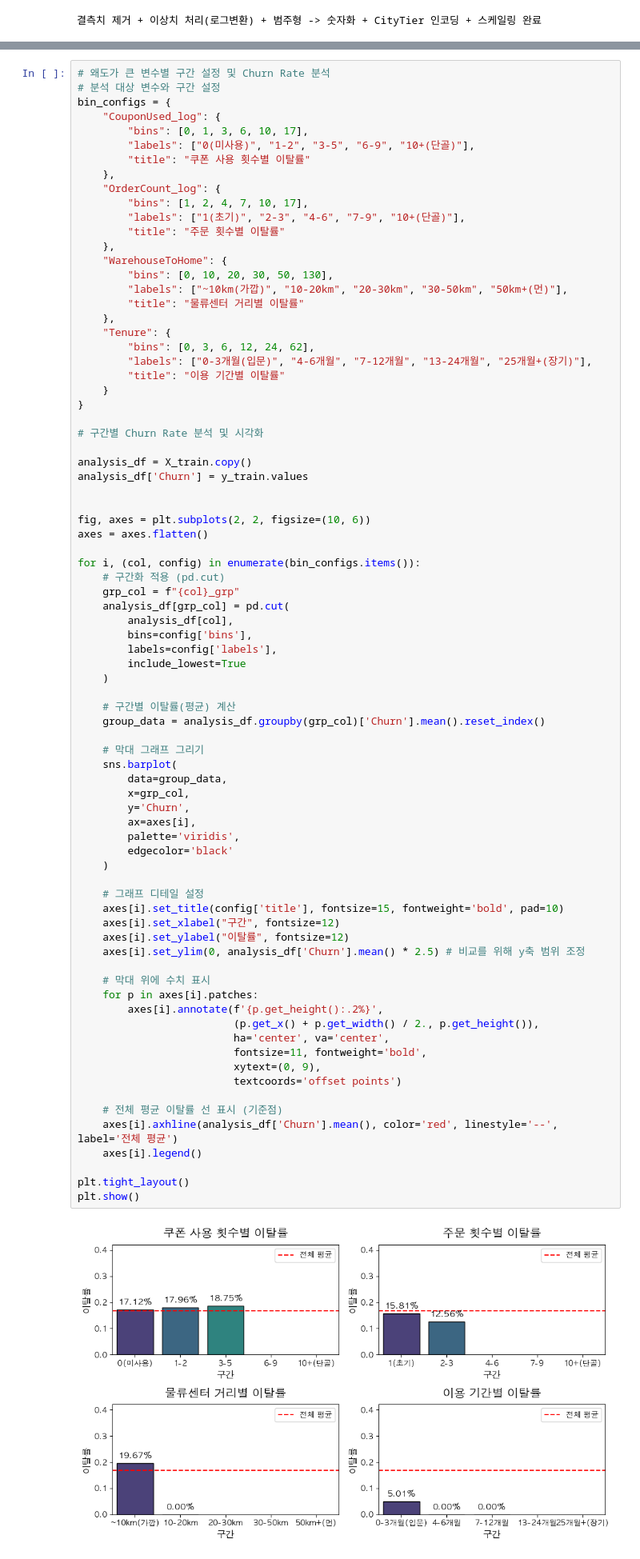
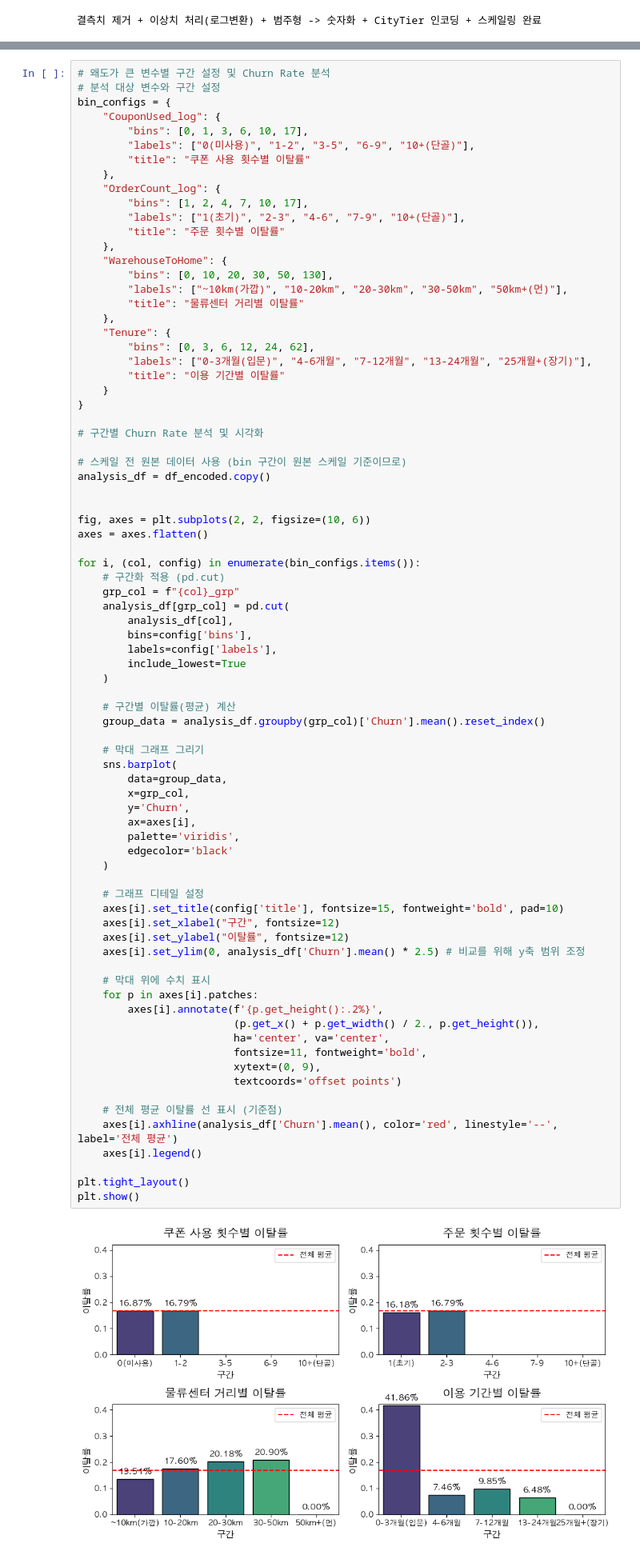
Before and after one commit to SKNETWORKS-FAMILY-AICAMP/SKN28-2nd-4Team, a Jupyter notebook: back_research/전하영/notebooks/Preprocessing.ipynb, the cells around one changed output, grey strips where cells are left out. Shown at 80% size. Cells and saved outputs as stored; diff of their text form.

```diff
--- a/back_research/전하영/notebooks/Preprocessing.ipynb
+++ b/back_research/전하영/notebooks/Preprocessing.ipynb
@@ -1528,8 +1502,8 @@ bin_configs = {
 
 # 구간별 Churn Rate 분석 및 시각화
 
-analysis_df = X_train.copy()
-analysis_df['Churn'] = y_train.values
+# 스케일 전 원본 데이터 사용 (bin 구간이 원본 스케일 기준이므로)
+analysis_df = df_encoded.copy()
 
 
 fig, axes = plt.subplots(2, 2, figsize=(10, 6))
@@ -1553,34 +1527,34 @@ for i, (col, config) in enumerate(bin_configs.items()):
         data=group_data,
         x=grp_col,
         y='Churn',
         ax=axes[i],
         palette='viridis',
         edgecolor='black'
     )
 
     # 그래프 디테일 설정
     axes[i].set_title(config['title'], fontsize=15, fontweight='bold', pad=10)
     axes[i].set_xlabel("구간", fontsize=12)
     axes[i].set_ylabel("이탈률", fontsize=12)
     axes[i].set_ylim(0, analysis_df['Churn'].mean() * 2.5) # 비교를 위해 y축 범위 조정
 
     # 막대 위에 수치 표시
     for p in axes[i].patches:
         axes[i].annotate(f'{p.get_height():.2%}',
                          (p.get_x() + p.get_width() / 2., p.get_height()),
                          ha='center', va='center',
                          fontsize=11, fontweight='bold',
                          xytext=(0, 9),
                          textcoords='offset points')
 
     # 전체 평균 이탈률 선 표시 (기준점)
     axes[i].axhline(analysis_df['Churn'].mean(), color='red', linestyle='--', label='전체 평균')
     axes[i].legend()
 
 plt.tight_layout()
 plt.show()
 # %% [output]
-[figure, old version]
+[figure, new version]
 # %% [markdown]
 **분석 결과** :
 | 변수명 | 패턴 | 인사이트 |
```
Also changed, not shown: parts of 11 cells of this notebook.
